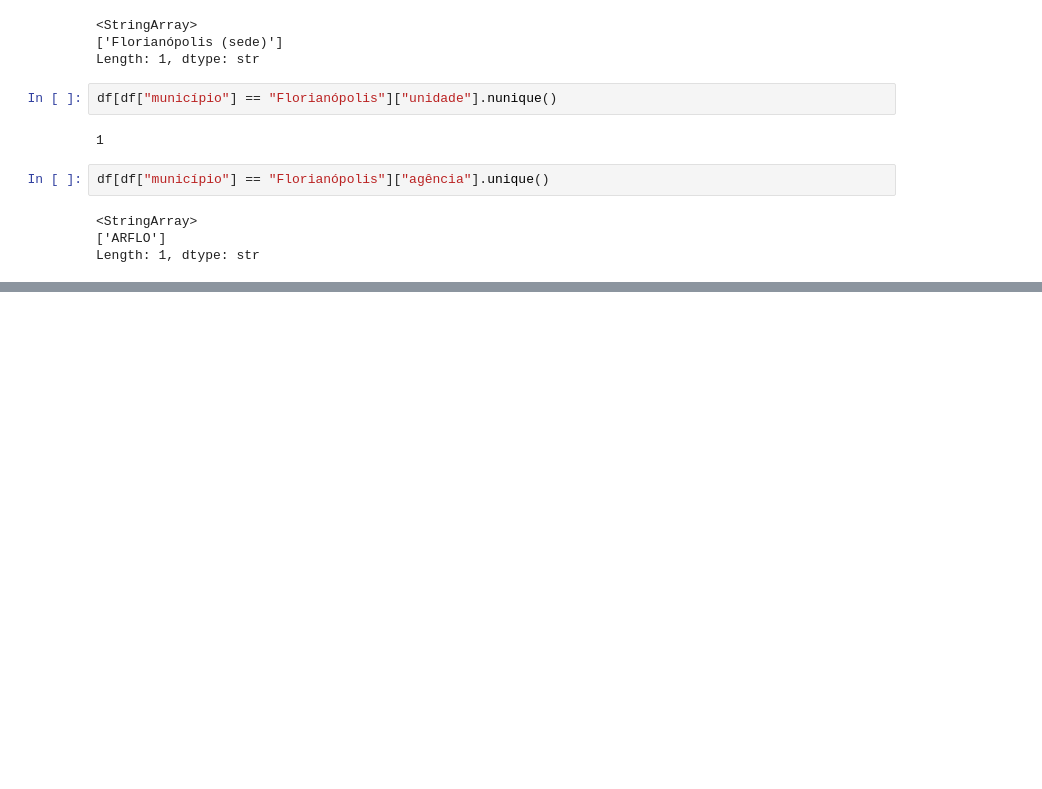
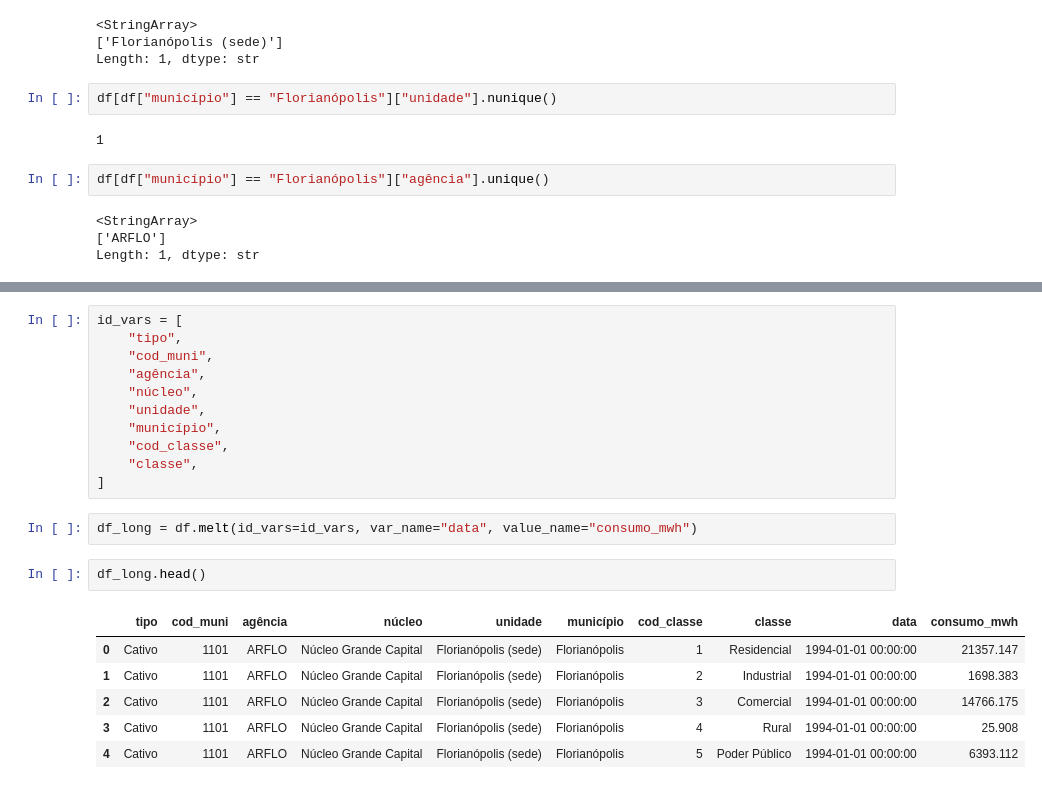
Before and after one commit to mlsfinternacional-cpu/03_Mercado_Energia_SC, a Jupyter notebook: notebooks/01_exploracao.ipynb, the cells around one changed output, grey strips where cells are left out. Drawn from its saved outputs; the diff is of its cells as text; blank space fills up the shorter version.

```diff
--- a/notebooks/01_exploracao.ipynb
+++ b/notebooks/01_exploracao.ipynb
@@ -325,0 +347,22 @@ Length: 1, dtype: str
+# %%
+id_vars = [
+    "tipo",
+    "cod_muni",
+    "agência",
+    "núcleo",
+    "unidade",
+    "município",
+    "cod_classe",
+    "classe",
+]
+# %%
+df_long = df.melt(id_vars=id_vars, var_name="data", value_name="consumo_mwh")
+# %%
+df_long.head()
+# %% [output]
+|  | tipo | cod_muni | agência | núcleo | unidade | município | cod_classe | classe | data | consumo_mwh |
+| 0 | Cativo | 1101 | ARFLO | Núcleo Grande Capital | Florianópolis (sede) | Florianópolis | 1 | Residencial | 1994-01-01 00:00:00 | 21357.147 |
+| 1 | Cativo | 1101 | ARFLO | Núcleo Grande Capital | Florianópolis (sede) | Florianópolis | 2 | Industrial | 1994-01-01 00:00:00 | 1698.383 |
+| 2 | Cativo | 1101 | ARFLO | Núcleo Grande Capital | Florianópolis (sede) | Florianópolis | 3 | Comercial | 1994-01-01 00:00:00 | 14766.175 |
+| 3 | Cativo | 1101 | ARFLO | Núcleo Grande Capital | Florianópolis (sede) | Florianópolis | 4 | Rural | 1994-01-01 00:00:00 | 25.908 |
+| 4 | Cativo | 1101 | ARFLO | Núcleo Grande Capital | Florianópolis (sede) | Florianópolis | 5 | Poder Público | 1994-01-01 00:00:00 | 6393.112 |
```
Also changed, not shown: parts of 1 cell of this notebook, 3 other files.
